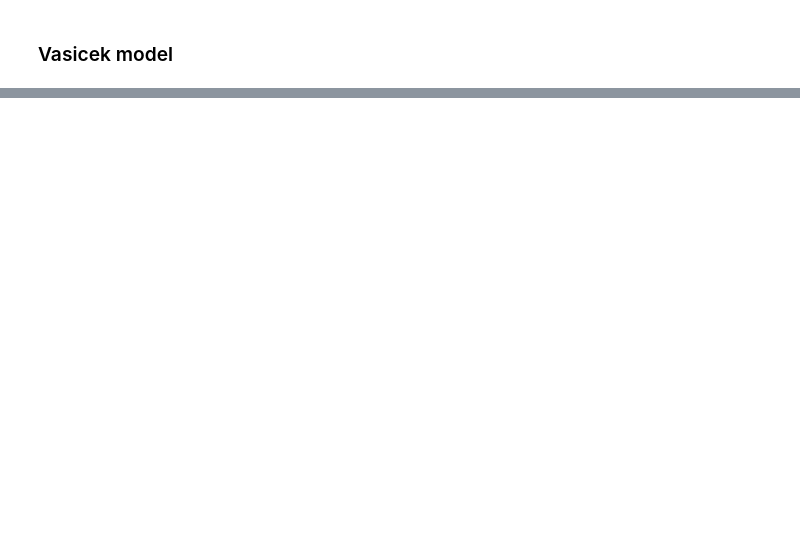
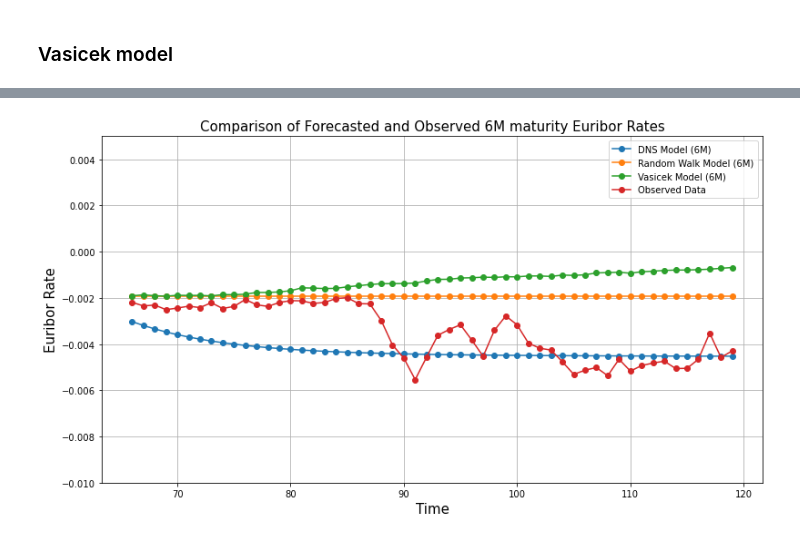
Before and after one commit to obbepulles/Seminar-ING, a Jupyter notebook: amira.ipynb, the cells around one changed output, grey strips where cells are left out. Saved outputs shown, nothing was run; the diff lists cells and outputs as text; code cells hidden in the pictures; blank space fills up the shorter version.

```diff
--- a/amira.ipynb
+++ b/amira.ipynb
@@ -469,0 +461,24 @@ Average Mean Squared Error: 2.281117262834351e-05
+# %%
+df=df.set_index(test_data.index)
+# %%
+y_RW_6M = forecast_results_df.iloc[1,53]
+y_RW_6M_df = pd.DataFrame(y_RW_6M, index=test_data.index, columns=['1Y Random Walk'])
+y_NS_6M = y['1Y']
+y_VAS_6M = df['1Y']
+y_org = euribor.iloc[-54:,2]
+# Plotting
+plt.figure(figsize=(13, 7))
+plt.plot(y_NS_6M, label='DNS Model (6M)', marker='o')
+plt.plot(y_RW_6M_df, label='Random Walk Model (6M)', marker='o')
+plt.plot(y_VAS_6M, label='Vasicek Model (6M)', marker='o')
+plt.plot(y_org, label='Observed Data', marker='o')
+plt.ylim(-0.010, 0.005)
+plt.title('Comparison of Forecasted and Observed 6M maturity Euribor Rates', fontsize=15)
+plt.xlabel('Time', fontsize=15)
+plt.ylabel('Euribor Rate', fontsize=15)
+plt.legend()
+plt.grid(True)
+plt.savefig('forecast_yield.png')
+plt.show()
+# %% [output]
+[figure, added]
```
Also changed, not shown: parts of 10 cells of this notebook.
